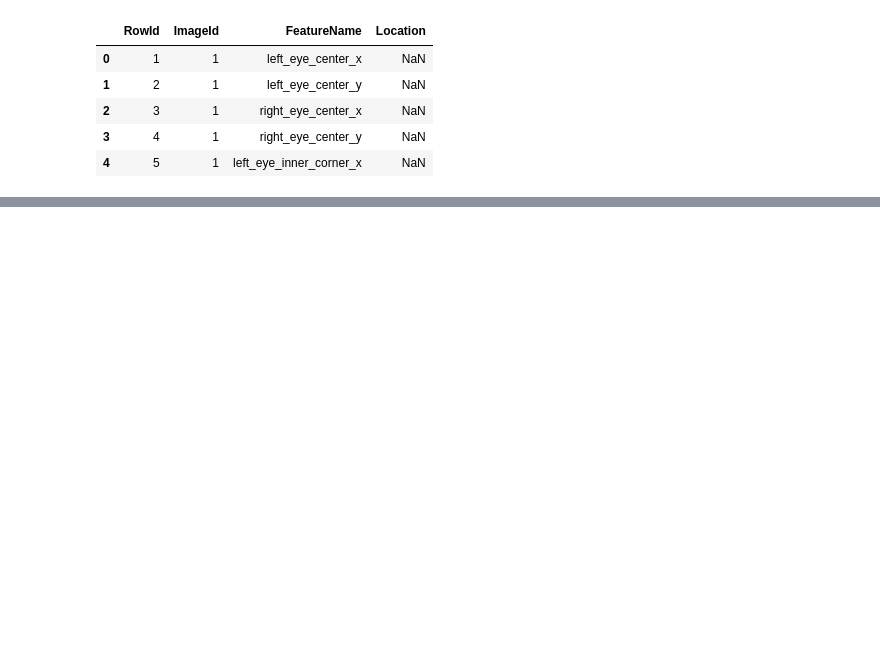
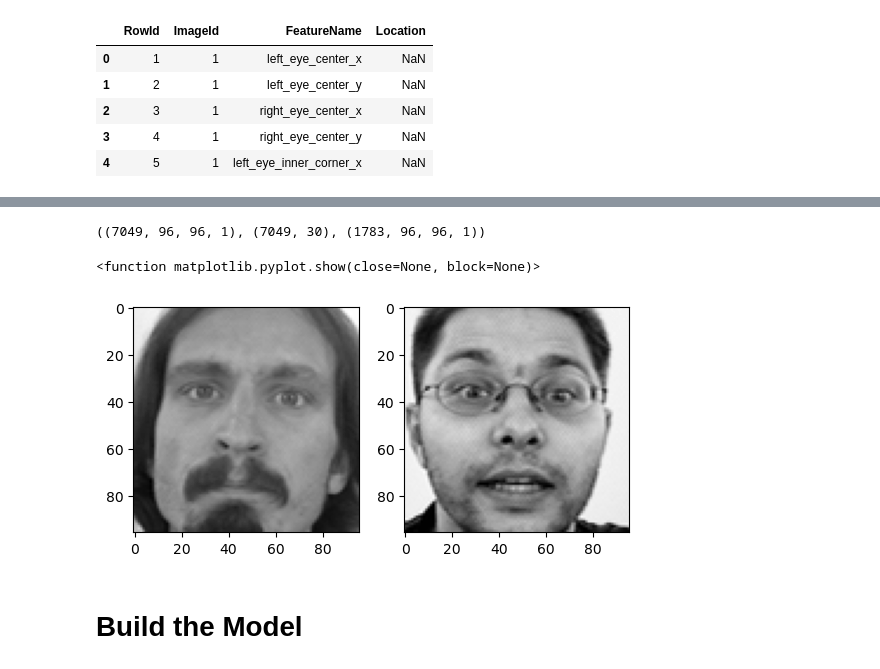
Before and after one commit to fanwu98/Facial_Keypoints_Detection, a Jupyter notebook: facial-keypoints-detection.ipynb, the cells around one changed output, grey strips where cells are left out. Saved outputs shown, nothing was run; the diff lists cells and outputs as text; code cells hidden in the pictures; blank space fills up the shorter version.

```diff
--- a/facial-keypoints-detection.ipynb
+++ b/facial-keypoints-detection.ipynb
@@ -55,0 +90,4 @@ train.head()
+# %%
+# Fill the NA value with interpolation
+train_csv = train_csv.interpolate()
+train_csv.isnull().sum()
@@ -55,0 +132,14 @@ train.head()
+# %%
+# the 'Image' column contains values for pixels
+# what we need to do is convert data type from strings to float
+# and reshape the array to (96,96,1)
+# then we can get images for training - x_train
+
+def image_preprocess(data):
+    images = []
+    for index, row in data.iterrows():
+        image_str = row['Image']
+        image_arr = np.array(image_str.split(' '), dtype = float)
+        image_arr = np.array(image_arr.reshape((96,96,1)))
+        images.append(image_arr)
+    return images
@@ -55,0 +156,20 @@ train.head()
+# %%
+x_train = np.array(image_preprocess(train_csv))
+y_train = np.array(keypoints(train_csv))
+x_test = np.array(image_preprocess(test_csv))
+# %%
+x_train.shape, y_train.shape, x_test.shape
+# %% [output]
+((7049, 96, 96, 1), (7049, 30), (1783, 96, 96, 1))
+# %%
+# visualize train and test images
+
+fig, axs = plt.subplots(nrows=1, ncols=2)
+axs[0].imshow(x_train[0], cmap = 'gray')
+axs[1].imshow(x_test[0], cmap = 'gray')
+plt.show
+# %% [output]
+<function matplotlib.pyplot.show(close=None, block=None)>
+[figure, added]
+# %% [markdown]
+# Build the Model
```
Also changed, not shown: parts of 20 cells of this notebook.
